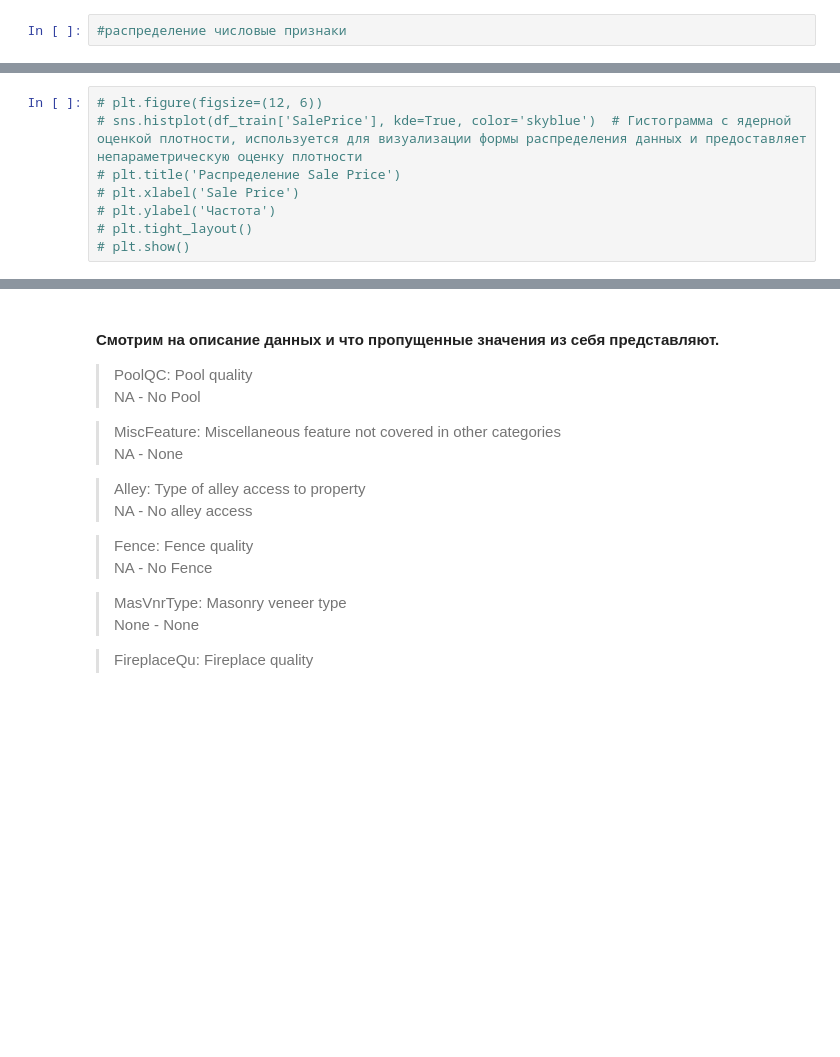
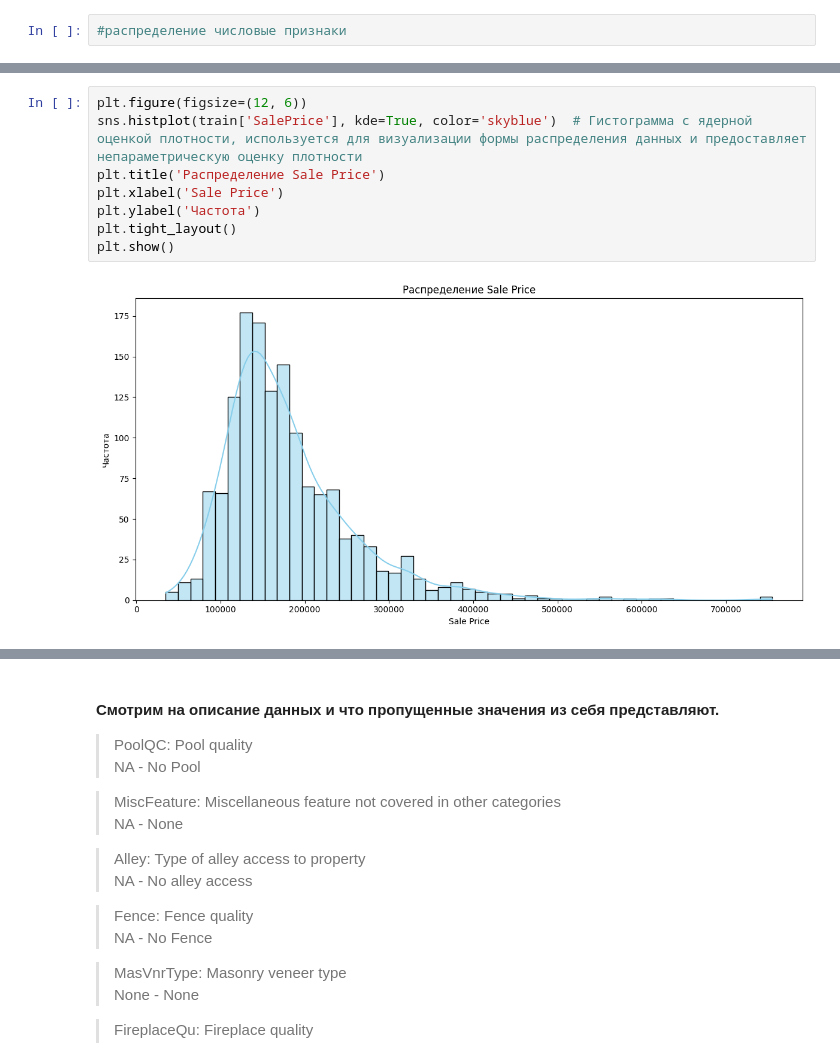
Before and after one commit to IvT-DS/caggle_house_pricing, a Jupyter notebook: main.ipynb, the cells around one changed output, grey strips where cells are left out. Cells and saved outputs as stored; diff of their text form; blank space fills up the shorter version.

```diff
--- a/main.ipynb
+++ b/main.ipynb
@@ -194,9 +177,11 @@ plt.show();
 # %%
-# plt.figure(figsize=(12, 6))
-# sns.histplot(df_train['SalePrice'], kde=True, color='skyblue')  # Гистограмма с ядерной оценкой плотности, используется для визуализации формы распределения данных и предоставляет непараметрическую оценку плотности
-# plt.title('Распределение Sale Price')
-# plt.xlabel('Sale Price')
-# plt.ylabel('Частота')
-# plt.tight_layout()
-# plt.show()
+plt.figure(figsize=(12, 6))
+sns.histplot(train['SalePrice'], kde=True, color='skyblue')  # Гистограмма с ядерной оценкой плотности, используется для визуализации формы распределения данных и предоставляет непараметрическую оценку плотности
+plt.title('Распределение Sale Price')
+plt.xlabel('Sale Price')
+plt.ylabel('Частота')
+plt.tight_layout()
+plt.show()
+# %% [output]
+[figure, added]
 # %%
```
Also changed, not shown: parts of 56 cells of this notebook, 1 other file.
